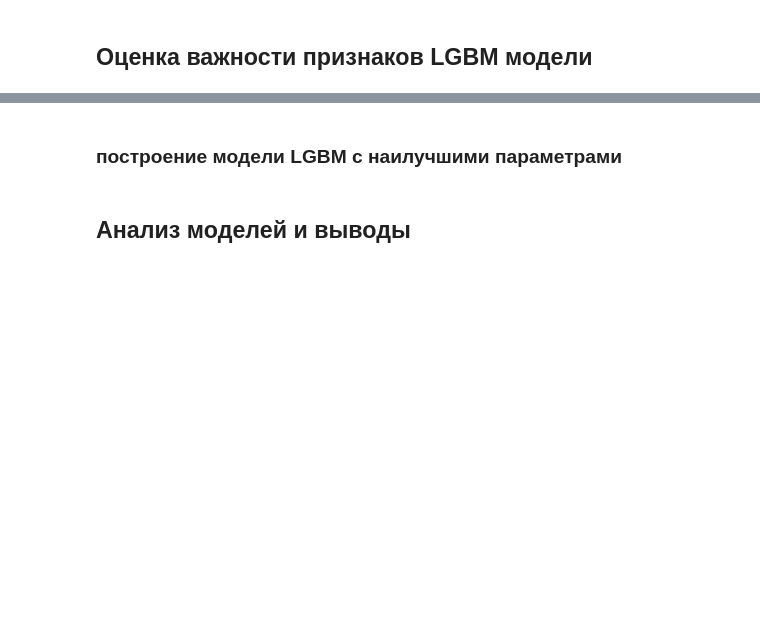
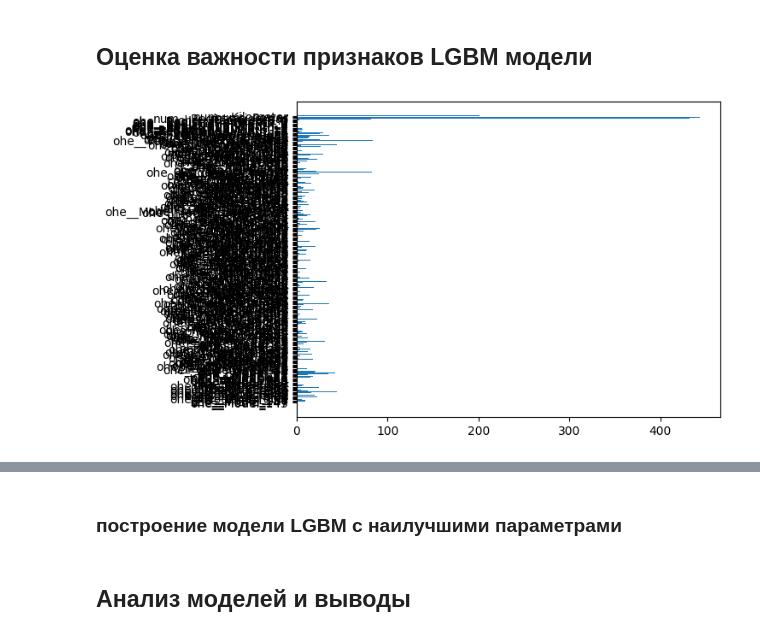
Before and after one commit to Mihail-Chr/projects, a Jupyter notebook: ML/car_cost/ML_car_cost_regression_catboost.ipynb, the cells around one changed output, grey strips where cells are left out. Cells and saved outputs as stored; diff of their text form; code cells hidden in the pictures; blank space fills up the shorter version.

```diff
--- a/ML/car_cost/ML_car_cost_regression_catboost.ipynb
+++ b/ML/car_cost/ML_car_cost_regression_catboost.ipynb
@@ -503,18 +516,0 @@ results_model.to_csv('results_model.csv',index=False)
-# %%
-ohe_columns=['Model','FuelType','VehicleType','Gearbox','RegistrationMonth','Repaired']
-num_columns=['RegistrationYear','Power','Kilometer']
-
-clf = LogisticRegression(C=0.01, max_iter=500)
-# создаём общий пайплайн для подготовки данных ,verbose_feature_names_out=True
-data_preprocessor = ColumnTransformer(
-        [('ohe', OneHotEncoder(drop='first'), ohe_columns), #,handle_unknown='ignore'
-         ('num', MinMaxScaler(), num_columns)
-         ],
-        remainder='passthrough')
-pipe_final = Pipeline([
-        ('preprocessor', data_preprocessor),
-        ('models',clf)])
-
-mod1 = pipe_final.fit(X_train,y_train)
-
-mod1.predict (X_train)
@@ -521,12 +547,17 @@ mod1.predict (X_train)
 # %% [markdown]
 ## Оценка важности признаков LGBM модели
 # %%
-best_model_LGBM =model#(model.best_estimator_)
-
+best_model_LGBM = LGBMRegressor(metric='neg_root_mean_squared_error',
+                      random_state=RANDOM_STATE,
+                      verbose= 0)
+best_model_LGBM.fit(X_transformed,y_train)
 # Plot feature importances
-features = X_train.columns
+features = data_preprocessor.get_feature_names_out() #X_transformed.columns()
 importance_values = best_model_LGBM.feature_importances_
-plt.barh(y=range(len(features)),
+feat = pd.DataFrame([features,importance_values ])
+plt.barh(y = range (len(features)),
          width=importance_values,
          tick_label=features)
 plt.show()
+# %% [output]
+[figure, added]
```
Also changed, not shown: parts of 8 cells of this notebook.
